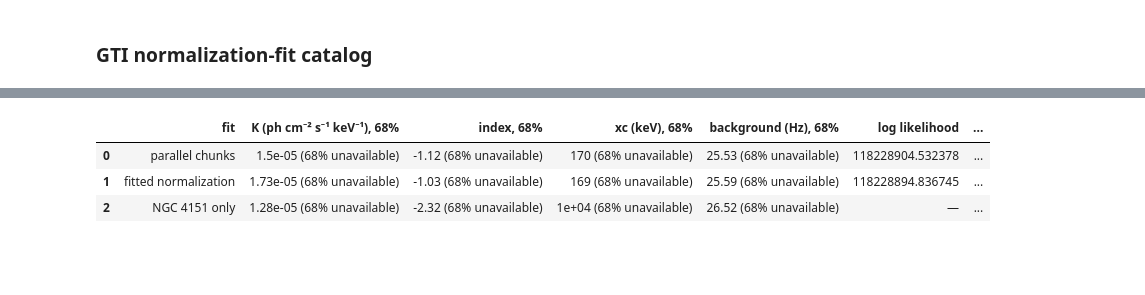
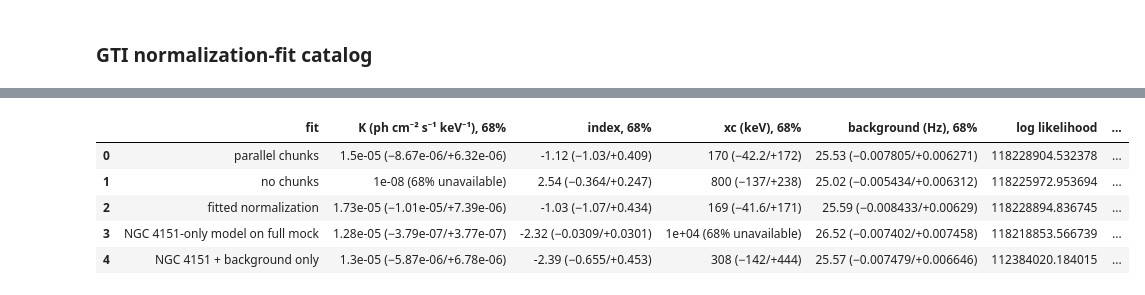
Before and after one commit to parshadkp/cosipy, a Jupyter notebook: docs/tutorials/spectral_fits/continuum_fit/AGN/NGC4151_DC4_Parallel_vs_FitNorm_SED_Plots.ipynb, the cells around one changed output, grey strips where cells are left out. Saved outputs shown, nothing was run; the diff lists cells and outputs as text; code cells hidden in the pictures; blank space fills up the shorter version.

```diff
--- a/docs/tutorials/spectral_fits/continuum_fit/AGN/NGC4151_DC4_Parallel_vs_FitNorm_SED_Plots.ipynb
+++ b/docs/tutorials/spectral_fits/continuum_fit/AGN/NGC4151_DC4_Parallel_vs_FitNorm_SED_Plots.ipynb
@@ -356,8 +379,6 @@ def prepare_catalog(catalog_path, recipe_input, source_library, template_directo
         relocate(definition, source_key.split(' (')[0])
     model = ModelParser(model_dict=contents).get_model()
     recipe = load_recipe(recipe, catalog_path, model)
-    if recipe['selection'] != 'NGC4151_GTI':
-        raise ValueError('This tutorial requires the NGC 4151 GTI parallel catalog')
     return model, recipe, template_rows
 # %%
 def load_selected_histogram(path, gti, binning_path, already_selected=True):
@@ -1541,11 +1862,11 @@ if not (summary_dir / "agn_paper_plot_style.py").is_file():
 
 catalogs = {
     "parallel chunks": summary_dir / "source_catalog_DC4_all_71files_NGC4151_GTI_elapsed_lightcurve_response_norm.yaml",
+    "no chunks": summary_dir / "source_catalog_DC4_all_71files_full_elapsed_lightcurve_no_chunks_generated.yaml",
     "fitted normalization": summary_dir / "source_catalog_DC4_all_71files_NGC4151_GTI_fit_norm.yaml",
 }
-active_results = globals().get("global_fit_outputs", {})
-if not active_results:
-    active_results = globals().get("fit_outputs", {})
+active_results = {**globals().get("fit_outputs", {}),
+                  **globals().get("global_fit_outputs", {})}
 def format_saved_parameter(record, label, spec):
     value = float(record[label])
     interval = (record.get("parameter intervals 68") or {}).get(label)
@@ -1596,43 +1917,60 @@ for method, catalog in catalogs.items():
         "covariance valid": record.get("covariance valid"),
         "source": origin,
         "catalog status": provenance,
     })
 
+full_mock_ngc = globals().get("full_mock_ngc_fit")
+full_mock_origin = "current kernel"
+if full_mock_ngc is None:
+    full_mock_file = summary_dir / "plots" / "NGC4151_full_mock_no_catalog_global_fit.json"
+    if full_mock_file.is_file():
+        full_mock_ngc = json.loads(full_mock_file.read_text())
+        full_mock_origin = "saved JSON"
+if full_mock_ngc is not None:
+    rows.append({
+        "fit": "NGC 4151-only model on full mock",
+        "K (ph cm⁻² s⁻¹ keV⁻¹), 68%": format_saved_parameter(full_mock_ngc, "K", ".3g"),
+        "index, 68%": format_saved_parameter(full_mock_ngc, "index", ".3g"),
+        "xc (keV), 68%": format_saved_parameter(full_mock_ngc, "xc (keV)", ".3g"),
+        "background (Hz), 68%": format_saved_parameter(full_mock_ngc, "background (Hz)", ".4g"),
+        "log likelihood": full_mock_ngc.get("log likelihood"),
+        "covariance valid": full_mock_ngc.get("covariance valid"),
+        "source": full_mock_origin,
+        "catalog status": "full mock data; NGC 4151 + background model only",
+    })
+
 one_source = globals().get("one_source_fit")
 one_source_origin = "current kernel"
 if one_source is None:
-    one_source_file = summary_dir / "plots" / "NGC4151_one_source_global_fit.json"
+    one_source_file = summary_dir / "plots" / "NGC4151_only_plus_background_global_fit.json"
     if one_source_file.is_file():
         one_source = json.loads(one_source_file.read_text())
         one_source_origin = "saved JSON"
-    else:
-        previous_file = summary_dir / "plots" / "NGC4151_previous_global_fits.json"
-        if previous_file.is_file():
-            one_source = json.loads(previous_file.read_text()).get("NGC 4151 only")
-            one_source_origin = "previous saved notebook fit"
 if one_source is not None:
     rows.append({
-        "fit": "NGC 4151 only",
+        "fit": "NGC 4151 + background only",
         "K (ph cm⁻² s⁻¹ keV⁻¹), 68%": format_saved_parameter(one_source, "K", ".3g"),
         "index, 68%": format_saved_parameter(one_source, "index", ".3g"),
         "xc (keV), 68%": format_saved_parameter(one_source, "xc (keV)", ".3g"),
         "background (Hz), 68%": format_saved_parameter(one_source, "background (Hz)", ".4g"),
-        "log likelihood": None,
-        "covariance valid": None,
+        "log likelihood": one_source.get("log likelihood"),
+        "covariance valid": one_source.get("covariance valid"),
         "source": one_source_origin,
-        "catalog status": "no source catalog",
+        "catalog status": "isolated NGC 4151 + background data",
     })
 
 if rows:
     table = pd.DataFrame(rows)
     table["log likelihood"] = table["log likelihood"].map(
         lambda value: f"{value:.6f}" if pd.notna(value) else "—"
     )
     display(table)
 else:
     print("No fit results are available in this kernel or saved parameter JSON files.")
 # %% [output]
 |  | fit | K (ph cm⁻² s⁻¹ keV⁻¹), 68% | index, 68% | xc (keV), 68% | background (Hz), 68% | log likelihood | ... |
-| 0 | parallel chunks | 1.5e-05 (68% unavailable) | -1.12 (68% unavailable) | 170 (68% unavailable) | 25.53 (68% unavailable) | 118228904.532378 | ... |
-| 1 | fitted normalization | 1.73e-05 (68% unavailable) | -1.03 (68% unavailable) | 169 (68% unavailable) | 25.59 (68% unavailable) | 118228894.836745 | ... |
-| 2 | NGC 4151 only | 1.28e-05 (68% unavailable) | -2.32 (68% unavailable) | 1e+04 (68% unavailable) | 26.52 (68% unavailable) | — | ... |
+| 0 | parallel chunks | 1.5e-05 (−8.67e-06/+6.32e-06) | -1.12 (−1.03/+0.409) | 170 (−42.2/+172) | 25.53 (−0.007805/+0.006271) | 118228904.532378 | ... |
+| 1 | no chunks | 1e-08 (68% unavailable) | 2.54 (−0.364/+0.247) | 800 (−137/+238) | 25.02 (−0.005434/+0.006312) | 118225972.953694 | ... |
+| 2 | fitted normalization | 1.73e-05 (−1.01e-05/+7.39e-06) | -1.03 (−1.07/+0.434) | 169 (−41.6/+171) | 25.59 (−0.008433/+0.00629) | 118228894.836745 | ... |
+| 3 | NGC 4151-only model on full mock | 1.28e-05 (−3.79e-07/+3.77e-07) | -2.32 (−0.0309/+0.0301) | 1e+04 (68% unavailable) | 26.52 (−0.007402/+0.007458) | 118218853.566739 | ... |
+| 4 | NGC 4151 + background only | 1.3e-05 (−5.87e-06/+6.78e-06) | -2.39 (−0.655/+0.453) | 308 (−142/+444) | 25.57 (−0.007479/+0.006646) | 112384020.184015 | ... |
```
Also changed, not shown: parts of 27 cells of this notebook, 17 other files.
